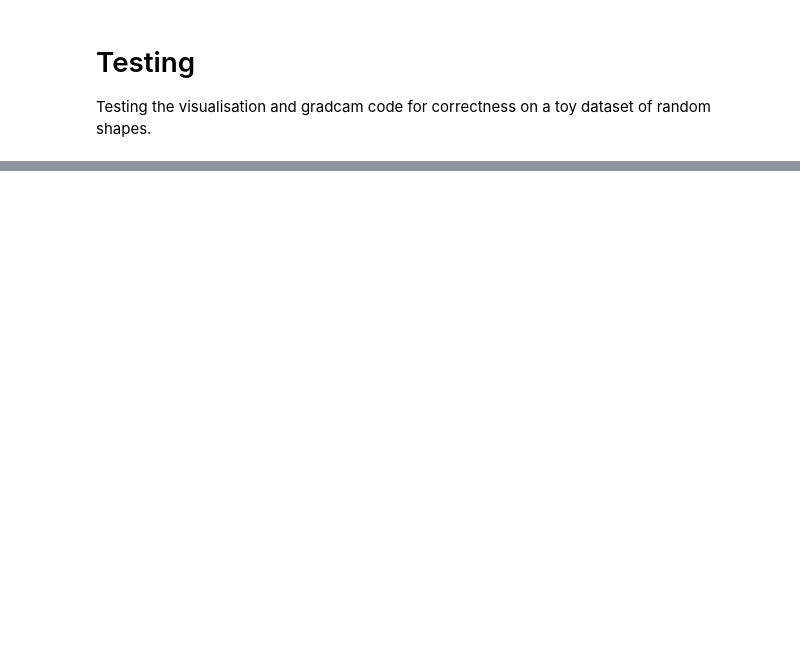
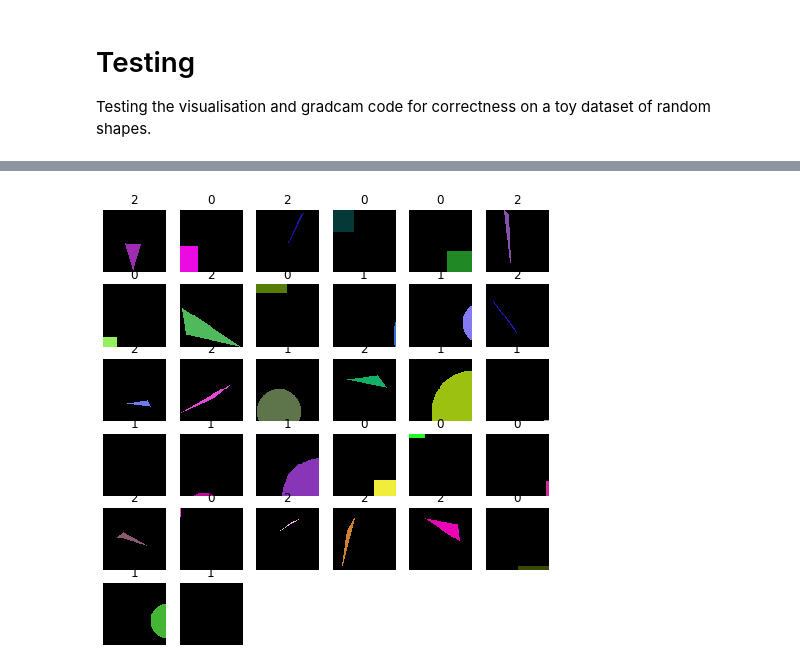
Before and after one commit to ttumiel/interpret, a Jupyter notebook: Test.ipynb, the cells around one changed output, grey strips where cells are left out. Saved outputs shown, nothing was run; the diff lists cells and outputs as text; code cells hidden in the pictures; blank space fills up the shorter version.

```diff
--- a/Test.ipynb
+++ b/Test.ipynb
@@ -103,3 +80,7 @@ dl = DataLoader(dataset, 32)
+# %%
+show_images(x, normalize=True, figsize=(8,8), labels=y)
+# %% [output]
+[figure, added]
 # %%
 def accuracy(y_hat, y):
     return (y_hat.argmax(-1) == y).float().mean().item()
```
Also changed, not shown: parts of 34 cells of this notebook.
